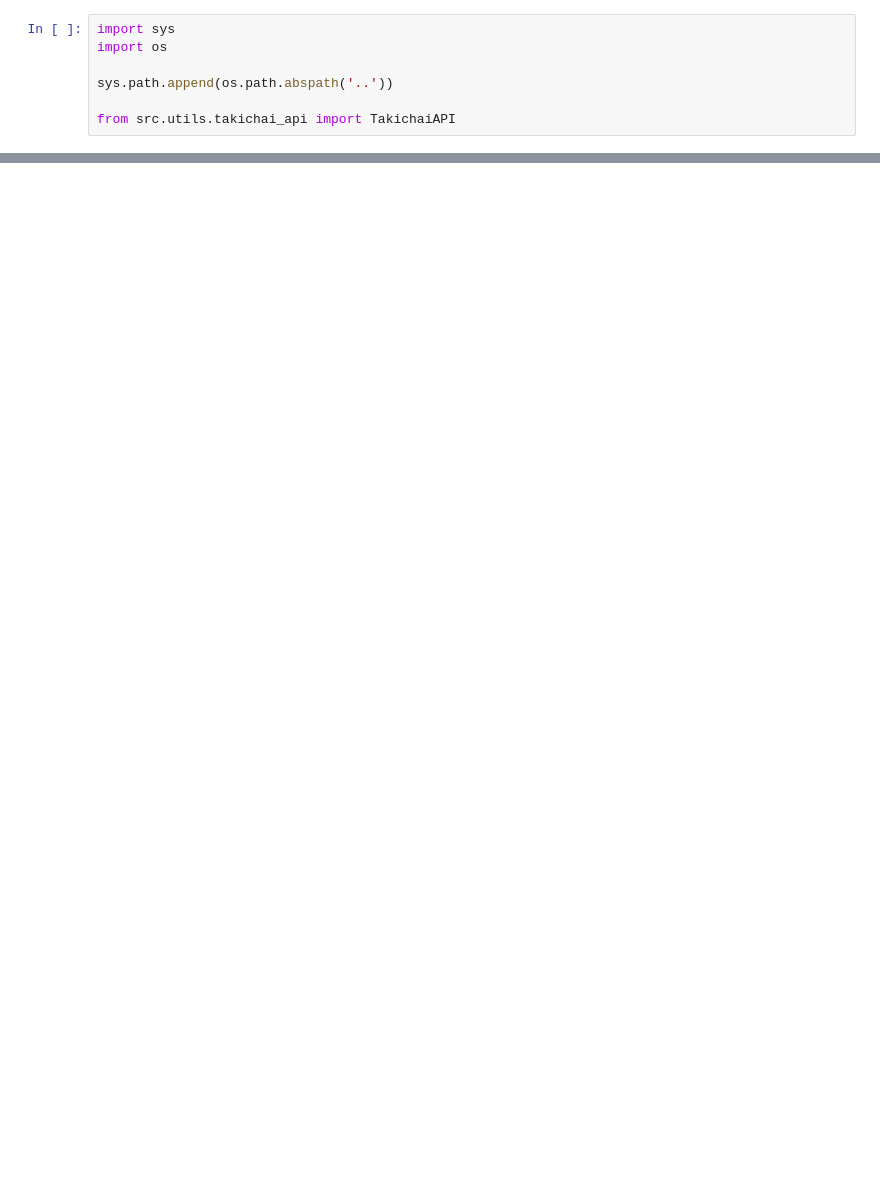
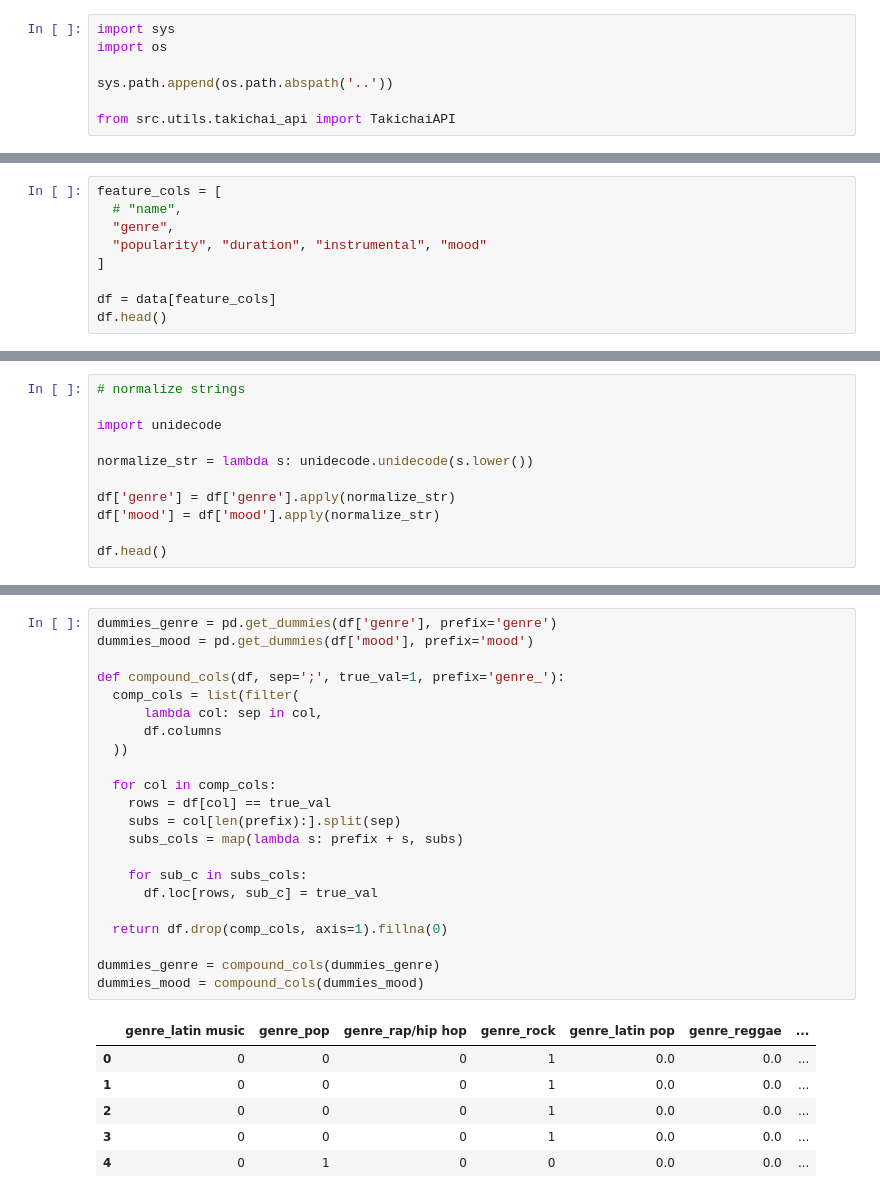
Before and after one commit to r3gor/takichai-recomendations, a Jupyter notebook: notebooks/takichai_songs.ipynb, the cells around one changed output, grey strips where cells are left out. Drawn from its saved outputs; the diff is of its cells as text; blank space fills up the shorter version.

```diff
--- a/notebooks/takichai_songs.ipynb
+++ b/notebooks/takichai_songs.ipynb
@@ -15,0 +46,9 @@ AttributeError: 'TakichaiAPI' object has no attribute 'get_songs'
+# %%
+feature_cols = [
+  # "name",
+  "genre",
+  "popularity", "duration", "instrumental", "mood"
+]
+
+df = data[feature_cols]
+df.head()
@@ -15,0 +62,11 @@ AttributeError: 'TakichaiAPI' object has no attribute 'get_songs'
+# %%
+# normalize strings
+
+import unidecode
+
+normalize_str = lambda s: unidecode.unidecode(s.lower())
+
+df['genre'] = df['genre'].apply(normalize_str)
+df['mood'] = df['mood'].apply(normalize_str)
+
+df.head()
@@ -15,0 +115,29 @@ AttributeError: 'TakichaiAPI' object has no attribute 'get_songs'
+# %%
+dummies_genre = pd.get_dummies(df['genre'], prefix='genre')
+dummies_mood = pd.get_dummies(df['mood'], prefix='mood')
+
+def compound_cols(df, sep=';', true_val=1, prefix='genre_'):
+  comp_cols = list(filter(
+      lambda col: sep in col,
+      df.columns
+  ))
+
+  for col in comp_cols:
+    rows = df[col] == true_val
+    subs = col[len(prefix):].split(sep)
+    subs_cols = map(lambda s: prefix + s, subs)
+
+    for sub_c in subs_cols:
+      df.loc[rows, sub_c] = true_val
+
+  return df.drop(comp_cols, axis=1).fillna(0)
+
+dummies_genre = compound_cols(dummies_genre)
+dummies_mood = compound_cols(dummies_mood)
+# %% [output]
+|  | genre_latin music | genre_pop | genre_rap/hip hop | genre_rock | genre_latin pop | genre_reggae | ... |
+| 0 | 0 | 0 | 0 | 1 | 0.0 | 0.0 | ... |
+| 1 | 0 | 0 | 0 | 1 | 0.0 | 0.0 | ... |
+| 2 | 0 | 0 | 0 | 1 | 0.0 | 0.0 | ... |
+| 3 | 0 | 0 | 0 | 1 | 0.0 | 0.0 | ... |
+| 4 | 0 | 1 | 0 | 0 | 0.0 | 0.0 | ... |
```
Also changed, not shown: parts of 9 cells of this notebook.
